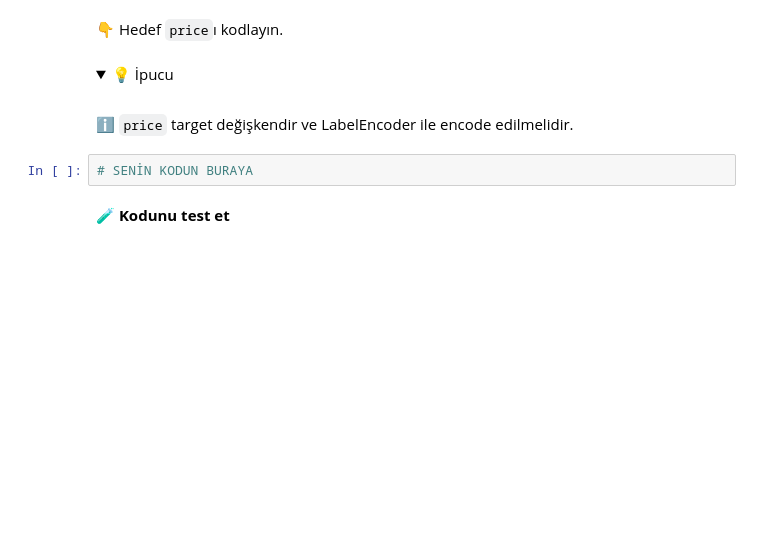
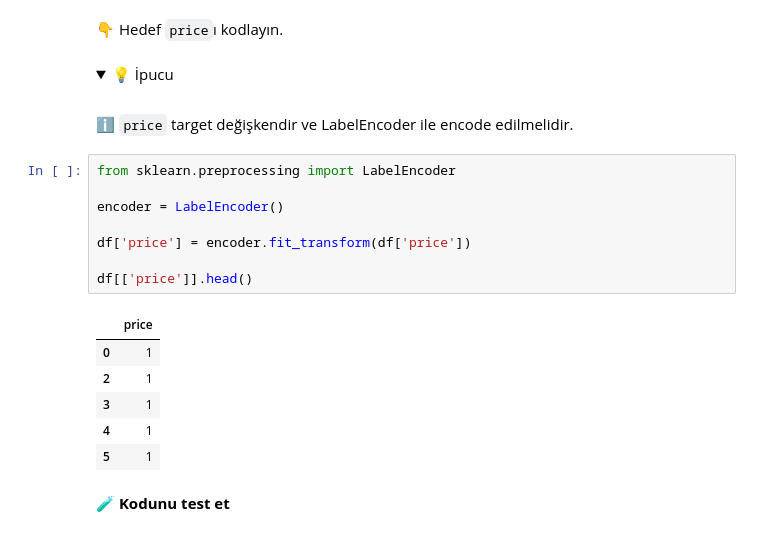
Before and after one commit to Burak-Gokce/S16D2-S-Data-car-prices, a Jupyter notebook: Car-Prices.ipynb, the cells around one changed output. Saved outputs shown, nothing was run; the diff lists cells and outputs as text; folded sections open; blank space fills up the shorter version.

```diff
--- a/Car-Prices.ipynb
+++ b/Car-Prices.ipynb
@@ -348,8 +419,21 @@ df.shape
     <br>
     ℹ️ <code>price</code> target değişkendir ve LabelEncoder ile encode edilmelidir.
 </details>
-# %%
-# SENİN KODUN BURAYA
+# %%
+from sklearn.preprocessing import LabelEncoder
+
+encoder = LabelEncoder()
+
+df['price'] = encoder.fit_transform(df['price'])
+
+df[['price']].head()
+# %% [output]
+|  | price |
+| 0 | 1 |
+| 2 | 1 |
+| 3 | 1 |
+| 4 | 1 |
+| 5 | 1 |
 # %% [markdown]
 🧪 **Kodunu test et**
 # %%
```
Also changed, not shown: parts of 13 cells of this notebook, 1 other file.
